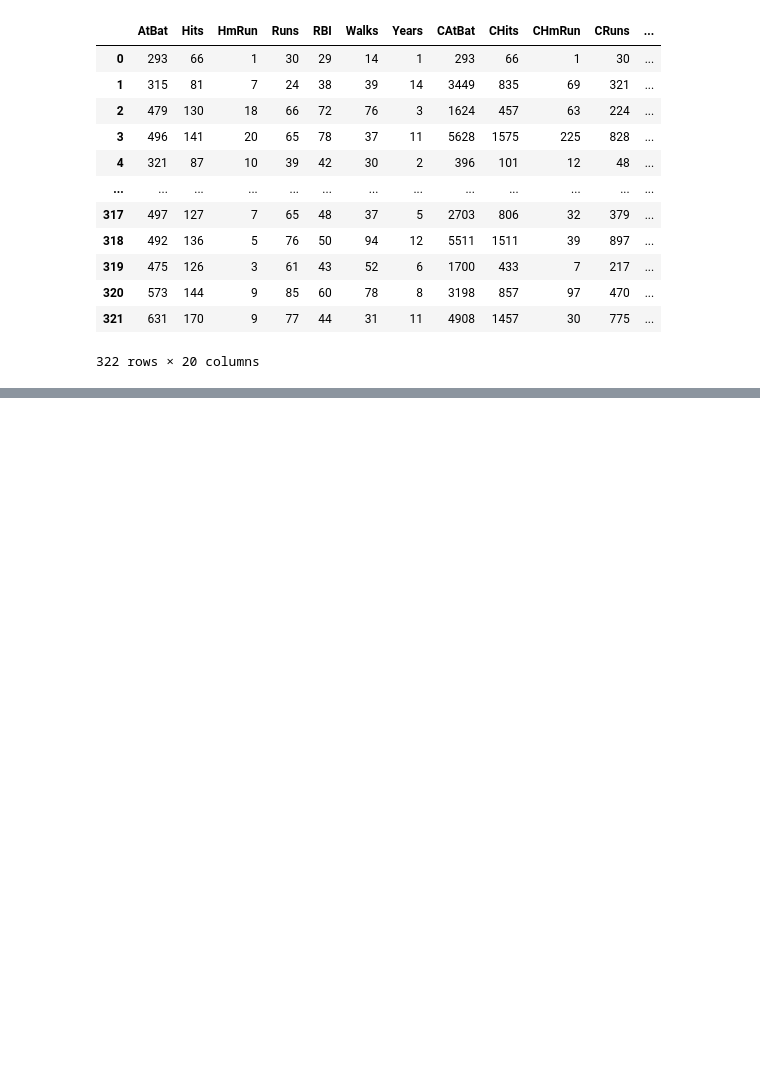
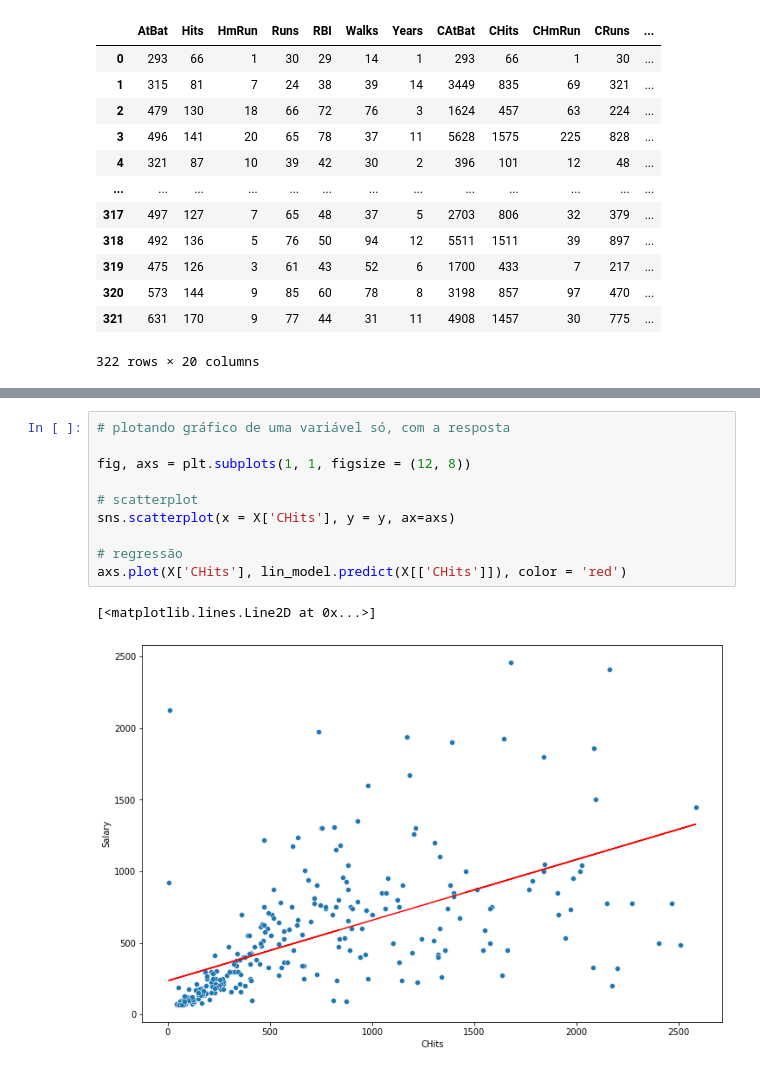
Before and after one commit to arturcgs/book-studies, a Jupyter notebook: Introduction_Statistical_Learning/Labs/LabCap6.ipynb, the cells around one changed output, grey strips where cells are left out. Drawn from its saved outputs; the diff is of its cells as text; blank space fills up the shorter version.

```diff
--- a/Introduction_Statistical_Learning/Labs/LabCap6.ipynb
+++ b/Introduction_Statistical_Learning/Labs/LabCap6.ipynb
@@ -70,0 +103,13 @@ memory usage: 37.0 KB
+# %%
+# plotando gráfico de uma variável só, com a resposta
+
+fig, axs = plt.subplots(1, 1, figsize = (12, 8))
+
+# scatterplot
+sns.scatterplot(x = X['CHits'], y = y, ax=axs)
+
+# regressão
+axs.plot(X['CHits'], lin_model.predict(X[['CHits']]), color = 'red')
+# %% [output]
+[<matplotlib.lines.Line2D at 0x...>]
+[figure, added]
```
Also changed, not shown: parts of 11 cells of this notebook.
